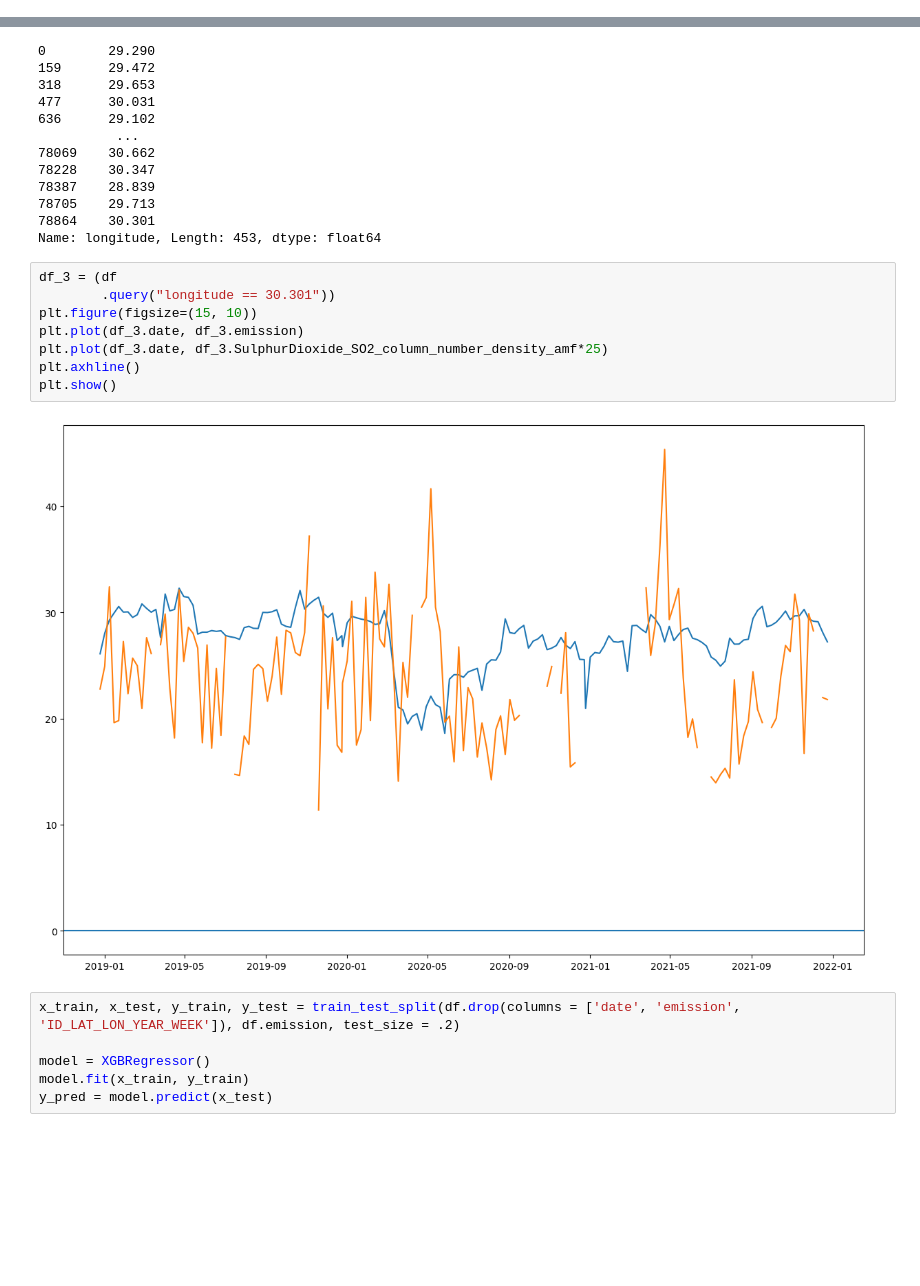
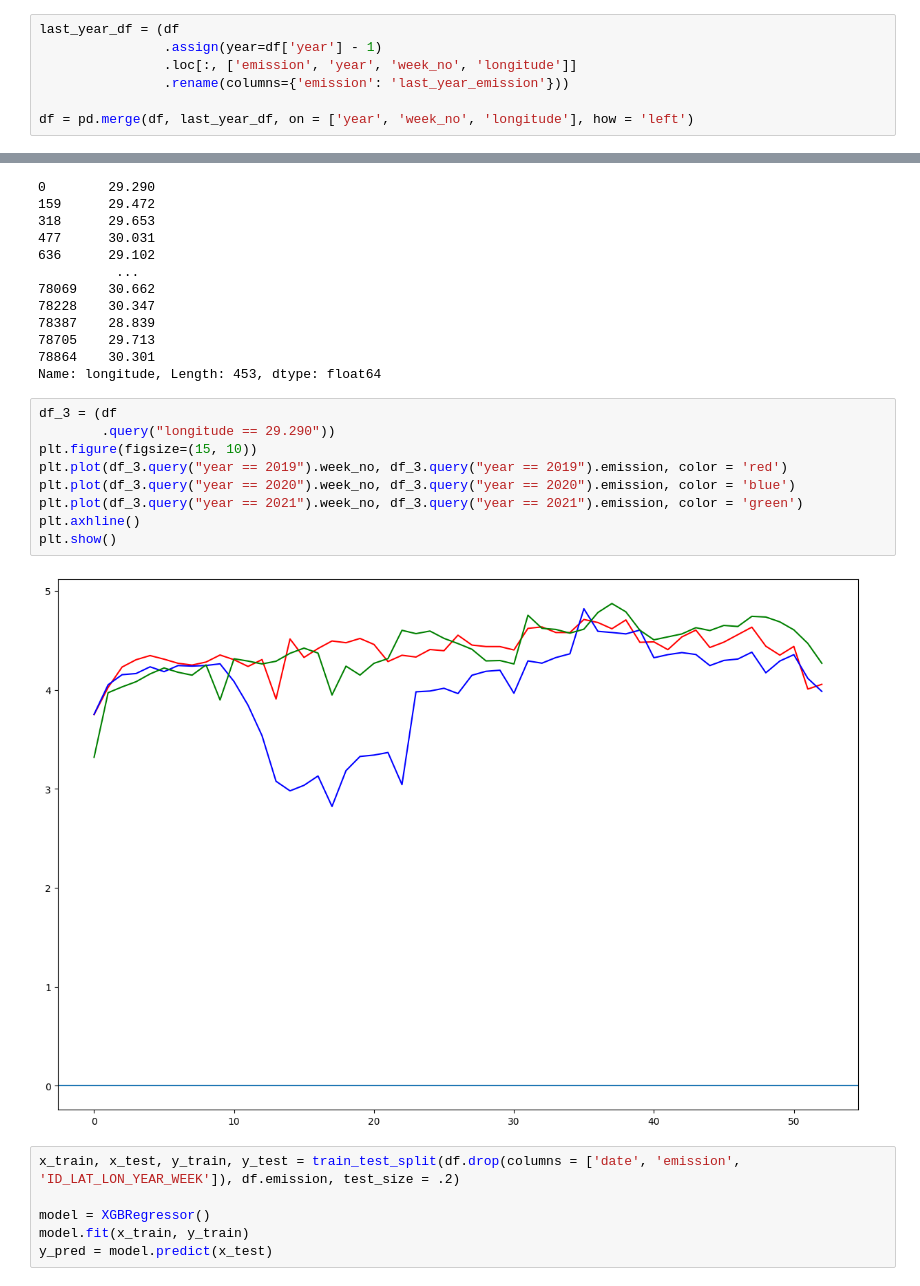
Before and after one commit to Hawkety77/RwandaCarbonEmissions, a Jupyter notebook: main.ipynb, the cells around one changed output, grey strips where cells are left out. Cells and saved outputs as stored; diff of their text form; blank space fills up the shorter version.

```diff
--- a/main.ipynb
+++ b/main.ipynb
@@ -40,3 +24,10 @@ Index(['ID_LAT_LON_YEAR_WEEK', 'latitude', 'longitude', 'year', 'week_no',
+# %%
+last_year_df = (df
+                .assign(year=df['year'] - 1)
+                .loc[:, ['emission', 'year', 'week_no', 'longitude']]
+                .rename(columns={'emission': 'last_year_emission'}))
+
+df = pd.merge(df, last_year_df, on = ['year', 'week_no', 'longitude'], how = 'left')
 # %%
 features = [75]
 features.extend(list(range(0, 74)))
@@ -67,14 +58,15 @@ df.longitude.drop_duplicates()
 Name: longitude, Length: 453, dtype: float64
 # %%
 df_3 = (df
-        .query("longitude == 30.301"))
+        .query("longitude == 29.290"))
 plt.figure(figsize=(15, 10))
-plt.plot(df_3.date, df_3.emission)
-plt.plot(df_3.date, df_3.SulphurDioxide_SO2_column_number_density_amf*25)
+plt.plot(df_3.query("year == 2019").week_no, df_3.query("year == 2019").emission, color = 'red')
+plt.plot(df_3.query("year == 2020").week_no, df_3.query("year == 2020").emission, color = 'blue')
+plt.plot(df_3.query("year == 2021").week_no, df_3.query("year == 2021").emission, color = 'green')
 plt.axhline()
 plt.show()
 # %% [output]
-[figure, old version]
+[figure, new version]
 # %%
 x_train, x_test, y_train, y_test = train_test_split(df.drop(columns = ['date', 'emission', 'ID_LAT_LON_YEAR_WEEK']), df.emission, test_size = .2)
 
```
Also changed, not shown: parts of 4 cells of this notebook.
